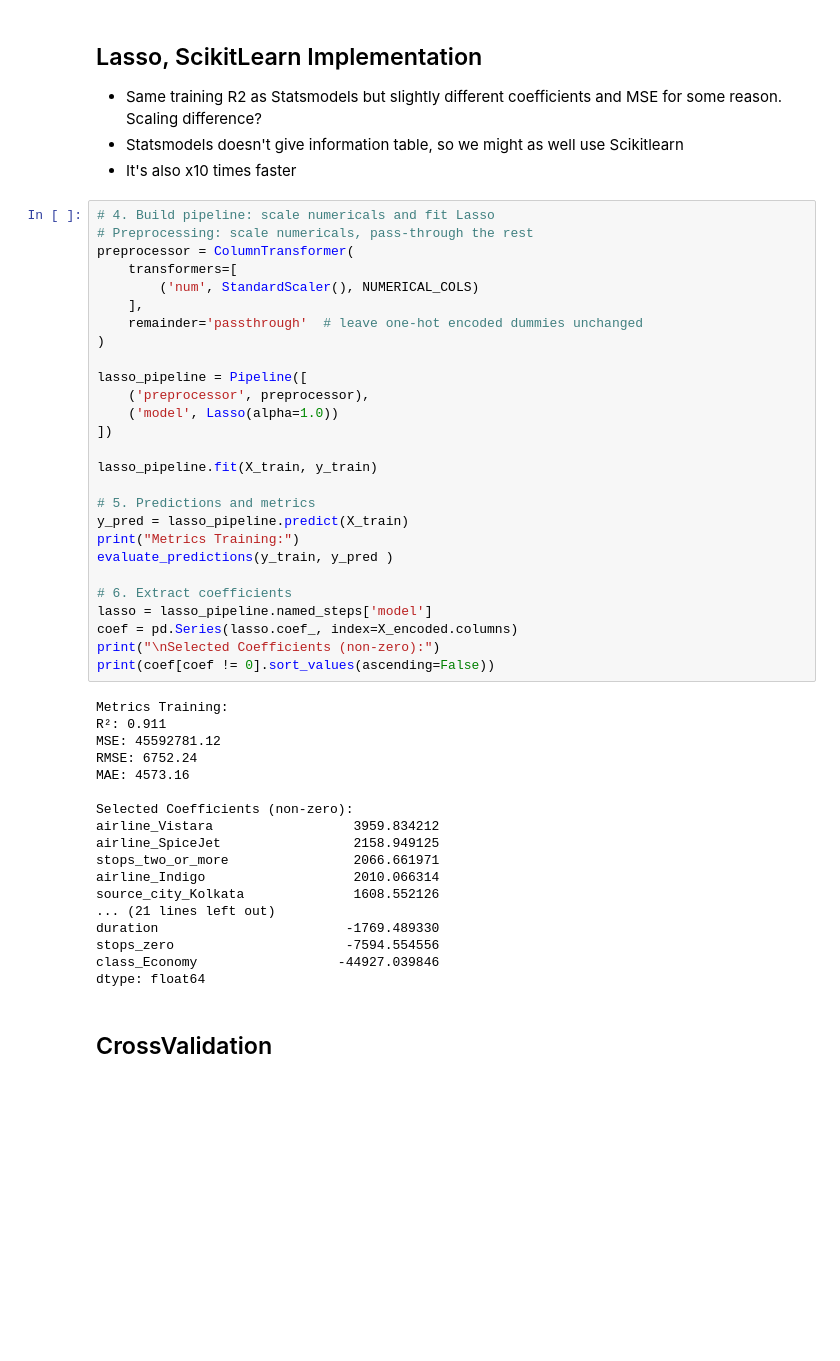
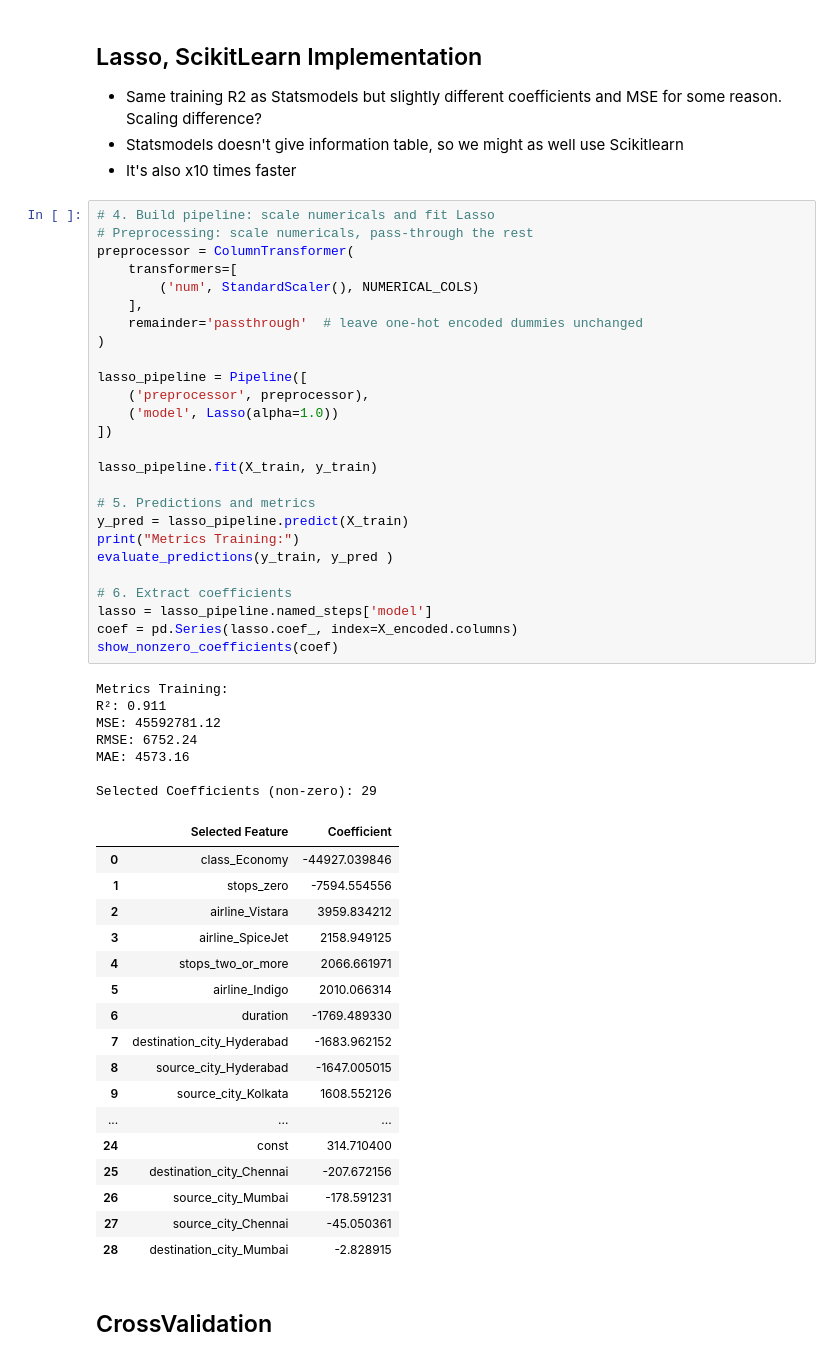
Before and after one commit to cmyguel/tru_linear_models_assignments, a Jupyter notebook: final_project/flight_price_prediction.ipynb, the cells around one changed output. Saved outputs shown, nothing was run; the diff lists cells and outputs as text; blank space fills up the shorter version.

```diff
--- a/final_project/flight_price_prediction.ipynb
+++ b/final_project/flight_price_prediction.ipynb
@@ -188,46 +211,52 @@ dtype: float64
 # Preprocessing: scale numericals, pass-through the rest
 preprocessor = ColumnTransformer(
     transformers=[
         ('num', StandardScaler(), NUMERICAL_COLS)
     ],
     remainder='passthrough'  # leave one-hot encoded dummies unchanged
 )
 
 lasso_pipeline = Pipeline([
     ('preprocessor', preprocessor),
     ('model', Lasso(alpha=1.0))
 ])
 
 lasso_pipeline.fit(X_train, y_train)
 
 # 5. Predictions and metrics
 y_pred = lasso_pipeline.predict(X_train)
 print("Metrics Training:")
 evaluate_predictions(y_train, y_pred )
 
 # 6. Extract coefficients
 lasso = lasso_pipeline.named_steps['model']
 coef = pd.Series(lasso.coef_, index=X_encoded.columns)
-print("\nSelected Coefficients (non-zero):")
-print(coef[coef != 0].sort_values(ascending=False))
+show_nonzero_coefficients(coef)
 # %% [output]
 Metrics Training:
 R²: 0.911
 MSE: 45592781.12
 RMSE: 6752.24
 MAE: 4573.16
 
-Selected Coefficients (non-zero):
-airline_Vistara                  3959.834212
-airline_SpiceJet                 2158.949125
-stops_two_or_more                2066.661971
-airline_Indigo                   2010.066314
-source_city_Kolkata              1608.552126
-... (21 lines left out)
-duration                        -1769.489330
-stops_zero                      -7594.554556
-class_Economy                  -44927.039846
-dtype: float64
+Selected Coefficients (non-zero): 29
+|  | Selected Feature | Coefficient |
+| 0 | class_Economy | -44927.039846 |
+| 1 | stops_zero | -7594.554556 |
+| 2 | airline_Vistara | 3959.834212 |
+| 3 | airline_SpiceJet | 2158.949125 |
+| 4 | stops_two_or_more | 2066.661971 |
+| 5 | airline_Indigo | 2010.066314 |
+| 6 | duration | -1769.489330 |
+| 7 | destination_city_Hyderabad | -1683.962152 |
+| 8 | source_city_Hyderabad | -1647.005015 |
+| 9 | source_city_Kolkata | 1608.552126 |
+| ... | ... | ... |
+| 24 | const | 314.710400 |
+| 25 | destination_city_Chennai | -207.672156 |
+| 26 | source_city_Mumbai | -178.591231 |
+| 27 | source_city_Chennai | -45.050361 |
+| 28 | destination_city_Mumbai | -2.828915 |
 # %% [markdown]
 ## CrossValidation
 # %%
```
Also changed, not shown: parts of 8 cells of this notebook.
